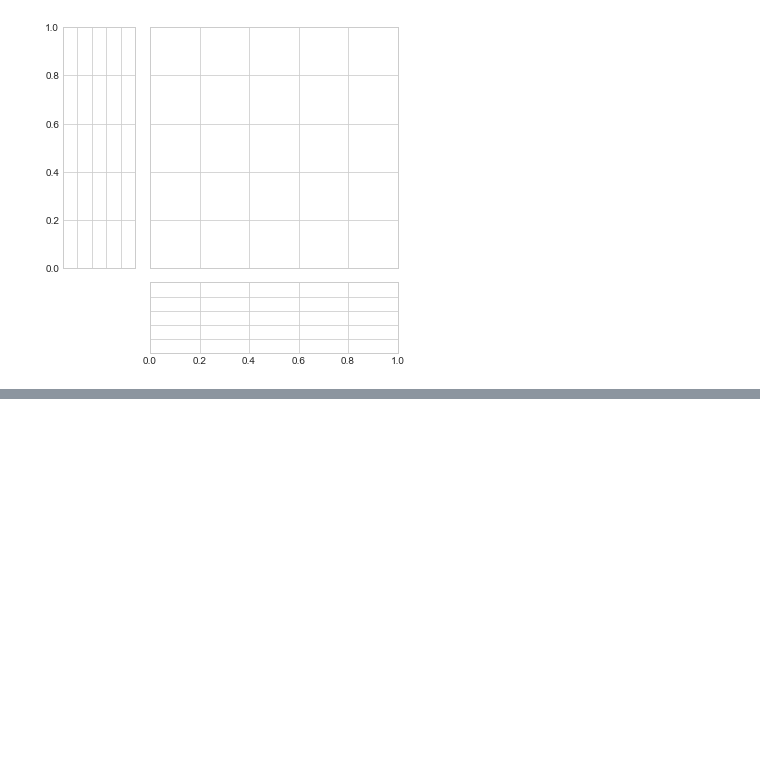
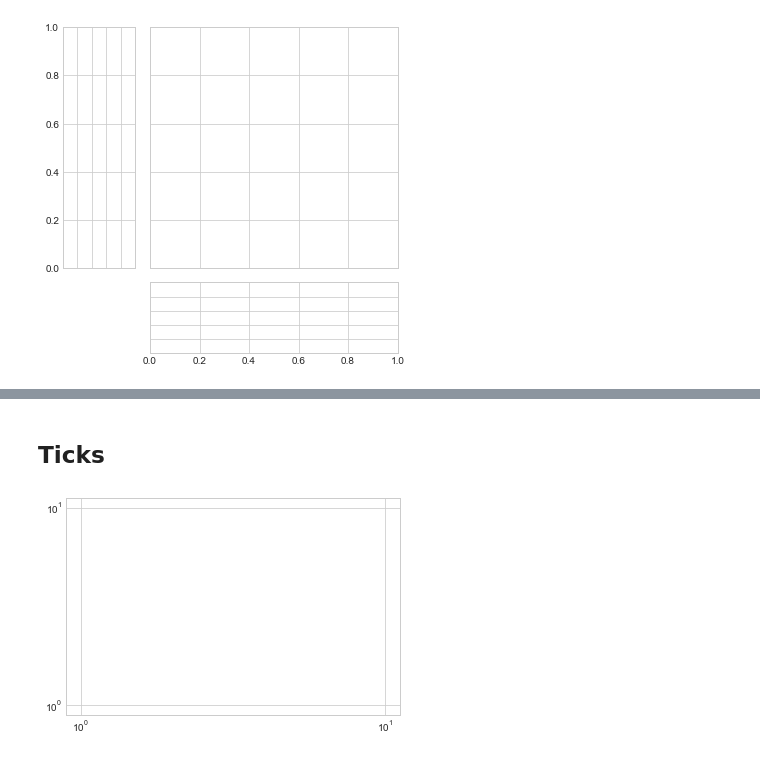
Before and after one commit to Brightchu/pytest, a Jupyter notebook: notes/3_matplotlib.ipynb, the cells around one changed output, grey strips where cells are left out. Drawn from its saved outputs; the diff is of its cells as text; code cells hidden in the pictures; blank space fills up the shorter version.

```diff
--- a/notes/3_matplotlib.ipynb
+++ b/notes/3_matplotlib.ipynb
@@ -305,0 +330,6 @@ x_hist = fig.add_subplot(grid[-1, 1:], yticklabels=[],  sharey=main_ax)
+# %% [markdown]
+## Ticks
+# %%
+ax = plt.axes(xscale='log', yscale='log')
+# %% [output]
+[figure, added]
```
Also changed, not shown: parts of 15 cells of this notebook, 28 other files.
